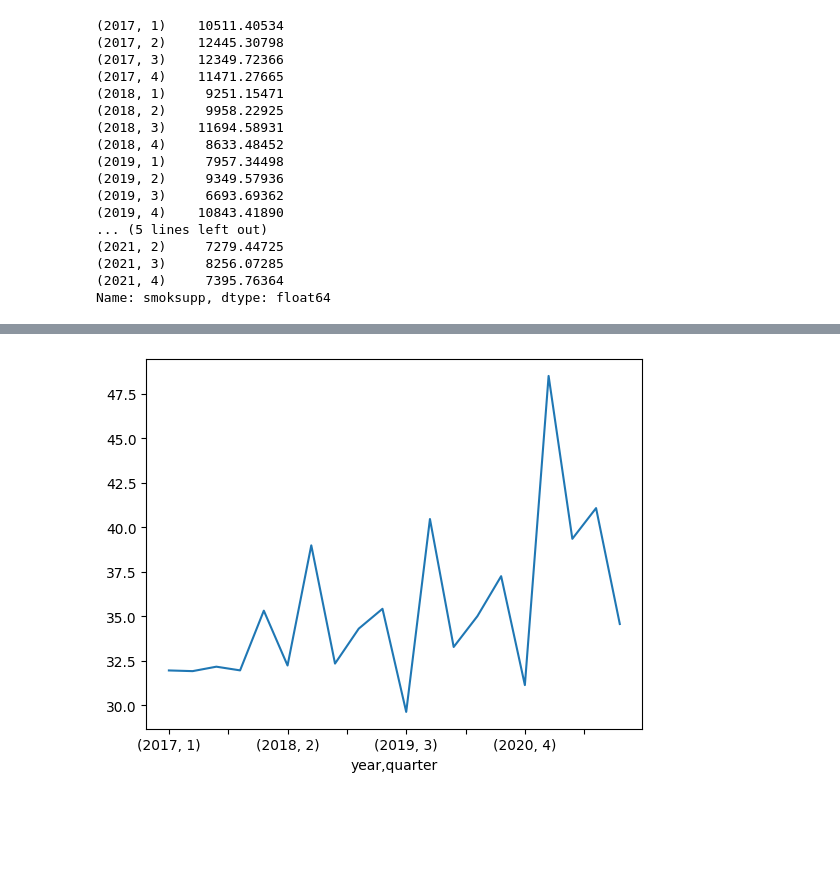
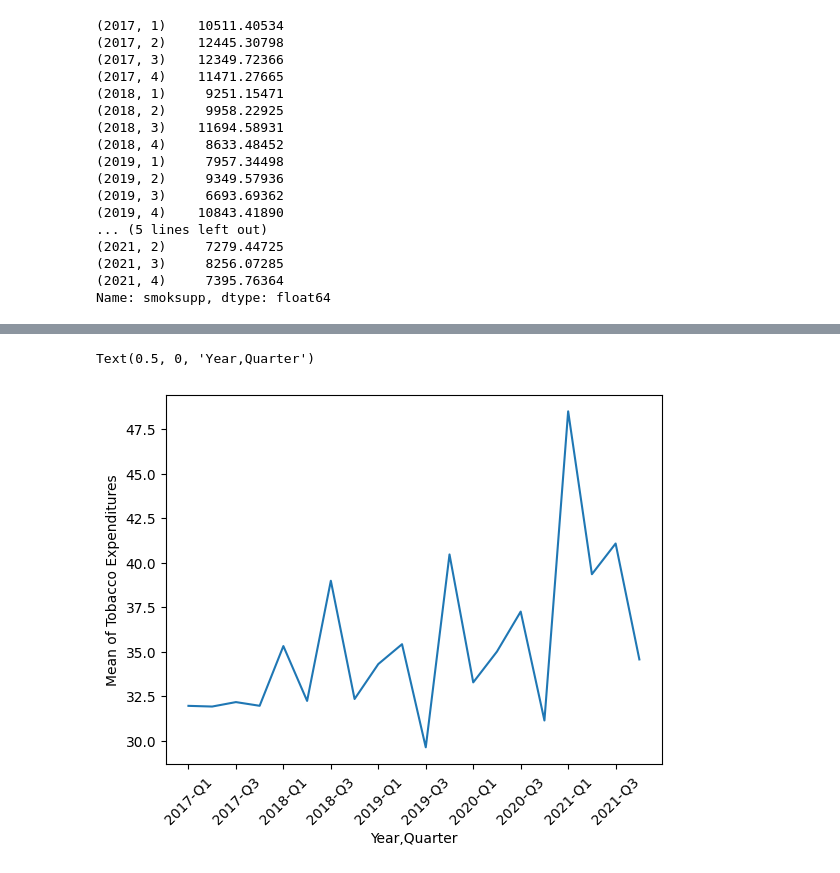
Before and after one commit to smokepm/Tobacco-Expenditure-Survey-Project, a Jupyter notebook: proj_2.ipynb, the cells around one changed output, grey strips where cells are left out. Saved outputs shown, nothing was run; the diff lists cells and outputs as text; code cells hidden in the pictures; blank space fills up the shorter version.

Commit message:
Graphs Corrected

```diff
--- a/proj_2.ipynb
+++ b/proj_2.ipynb
@@ -268,8 +268,8 @@ min         2.240000
 max      4950.147230
 Name: totexp, dtype: float64
 # %%
-df_grouped1=df.groupby(['year', 'quarter'])['smoksupp'].mean()
-df_grouped2=df.groupby(['year', 'quarter'])['smoksupp'].sum()
+df_grouped1=df.groupby(['year', 'quarter'])['smoksupp'].mean().reset_index()
+df_grouped2=df.groupby(['year', 'quarter'])['smoksupp'].sum().reset_index()
 # %%
 df_grouped1_1=df_multi_index.groupby(hier_index)['smoksupp'].mean()
 df_grouped2_1=df_multi_index.groupby(hier_index)['smoksupp'].sum()
@@ -361,5 +316,9 @@ df_grouped1_1.plot(kind='line')
-# %%
-df_grouped1.plot(kind='line', x='year')
-plt.show()
-# %% [output]
-[figure, removed]
+# %%
+labels = df_grouped1[['year', 'quarter']].astype(str).agg('-Q'.join, axis=1)
+plt.plot(df_grouped1[['year', 'quarter']].astype(str).agg('-Q'.join, axis=1), df_grouped1['smoksupp'])
+plt.xticks(rotation=45, ticks=plt.xticks()[0][::2], labels=labels[::2])
+plt.ylabel('Mean of Tobacco Expenditures')
+plt.xlabel('Year,Quarter')
+# %% [output]
+Text(0.5, 0, 'Year,Quarter')
+[figure, added]
```
Also changed, not shown: parts of 11 cells of this notebook.
